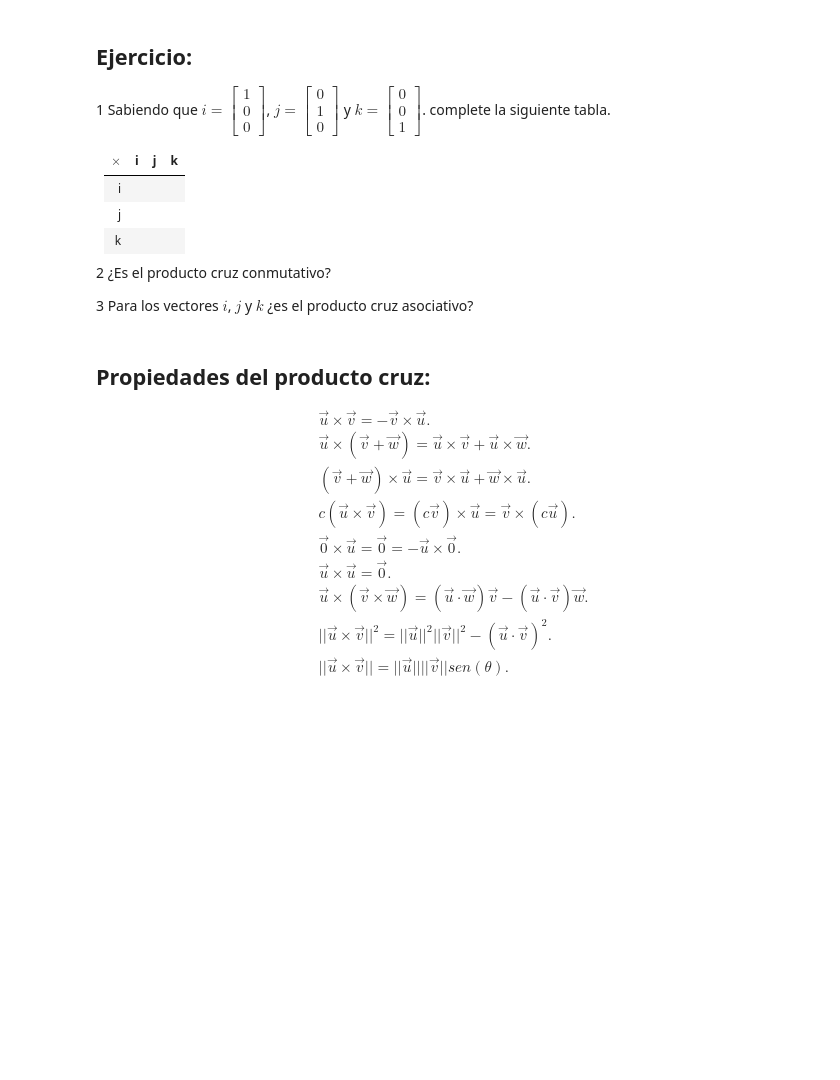
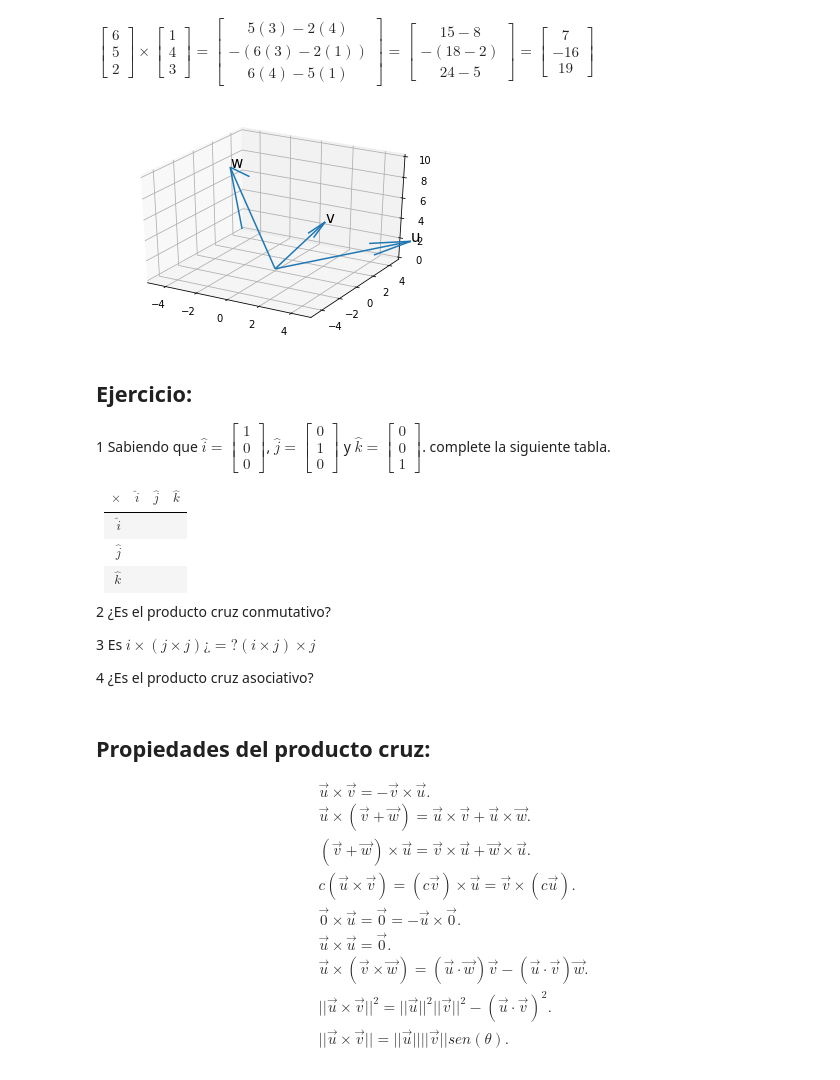
Before and after one commit to GerardoMunoz/AlgebraLineal, a Jupyter notebook: AL005.300_ProdCruz.ipynb, the cells around one changed output. Drawn from its saved outputs; the diff is of its cells as text; code cells hidden in the pictures; blank space fills up the shorter version.

```diff
--- a/AL005.300_ProdCruz.ipynb
+++ b/AL005.300_ProdCruz.ipynb
@@ -85,18 +142,39 @@ plt.show()
+# %% [markdown]
+
+$ \begin{bmatrix}6\\5\\2\end{bmatrix} \times\begin{bmatrix}1\\4\\3\end{bmatrix}  = \begin{bmatrix}5(3)-2(4)\\-(6(3)-2(1))\\6(4)-5(1)\end{bmatrix}
+=\begin{bmatrix}15-8\\-(18-2)\\24-5\end{bmatrix}=\begin{bmatrix}7\\-16\\19\end{bmatrix}$
+# %%
+import matplotlib.pyplot as plt
+from mpl_toolkits.mplot3d import Axes3D
+
+#u=sp.Matrix([3,1,1])
+#v=sp.Matrix([1,3,1])
+u=sp.Matrix([6,5,2])
+v=sp.Matrix([1,4,3])
+w=u.cross(v)
+
+ax=ejes3d(-5,5,-5,5,0,10)
+flecha3d(ax,u.row_join(v).row_join(w),nombres=['u','v','w'])
+plt.show()
+# %% [output]
+[figure, added]
 # %% [markdown]
 ## Ejercicio:
 
-1 Sabiendo que $i=\begin{bmatrix}1\\0\\0\end{bmatrix}$, $j=\begin{bmatrix}0\\1\\0\end{bmatrix}$ y $k=\begin{bmatrix}0\\0\\1\end{bmatrix}$. complete la siguiente tabla.
+1 Sabiendo que $\hat{i}=\begin{bmatrix}1\\0\\0\end{bmatrix}$, $\hat{j}=\begin{bmatrix}0\\1\\0\end{bmatrix}$ y $\hat{k}=\begin{bmatrix}0\\0\\1\end{bmatrix}$. complete la siguiente tabla.
 
-|$\times$|i|j|k|
+|$\times$|$\hat{i}$|$\hat{j}$|$\hat{k}$|
 |-|-|-|-|
-|i| | | |
-|j| | | |
-|k| | | |
+|$\hat{i}$| | | |
+|$\hat{j}$| | | |
+|$\hat{k}$| | | |
 
 
 2 ¿Es el producto cruz conmutativo?
 
-3 Para los vectores $i$, $j$ y $k$ ¿es el producto cruz asociativo?
+3 Es $i \times (j \times j)¿=?(i \times j) \times j$
+
+4 ¿Es el producto cruz asociativo?
 # %% [markdown]
 ## Propiedades del producto cruz:
 \begin{align}
```
Also changed, not shown: parts of 8 cells of this notebook.
